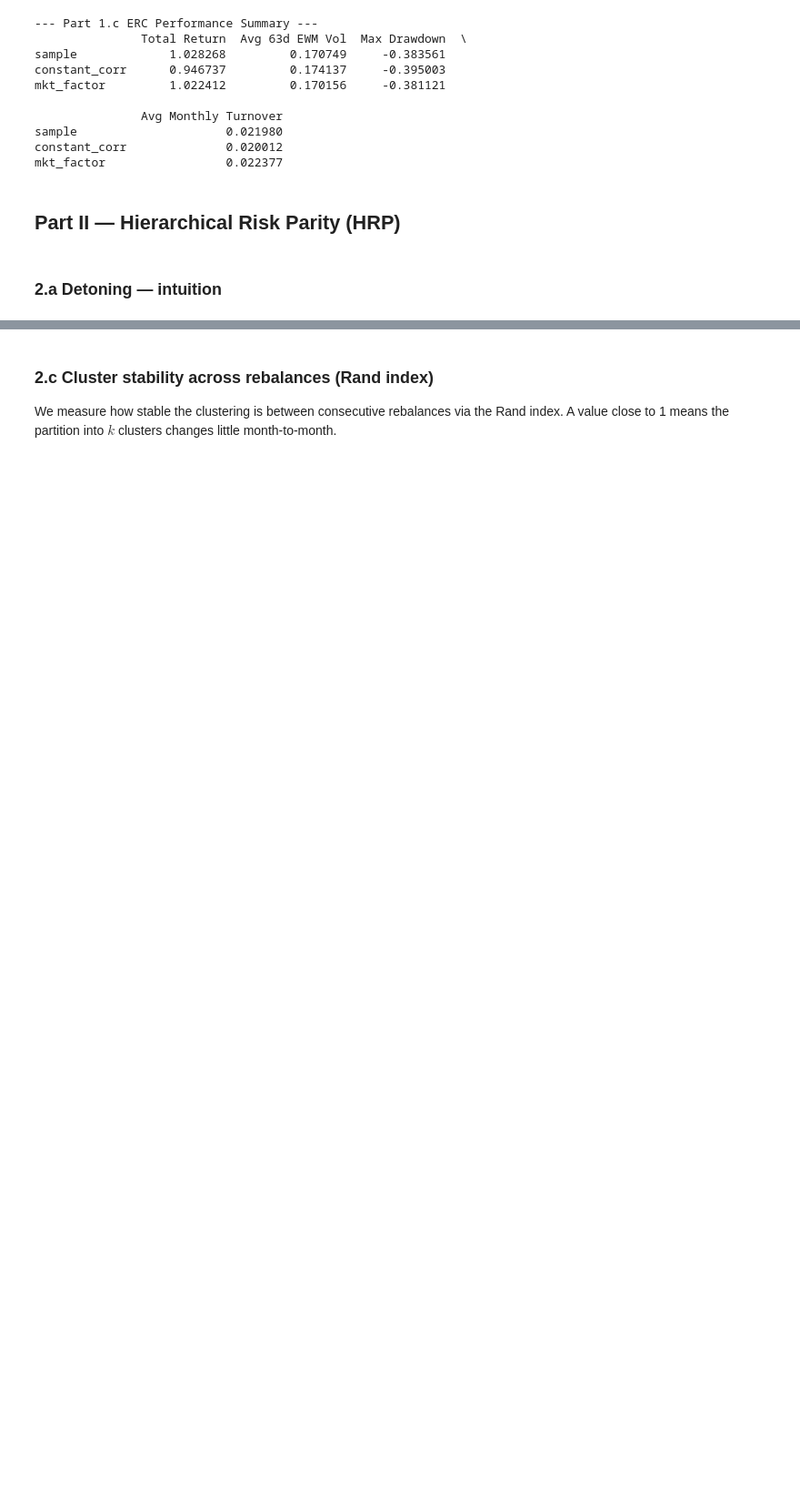
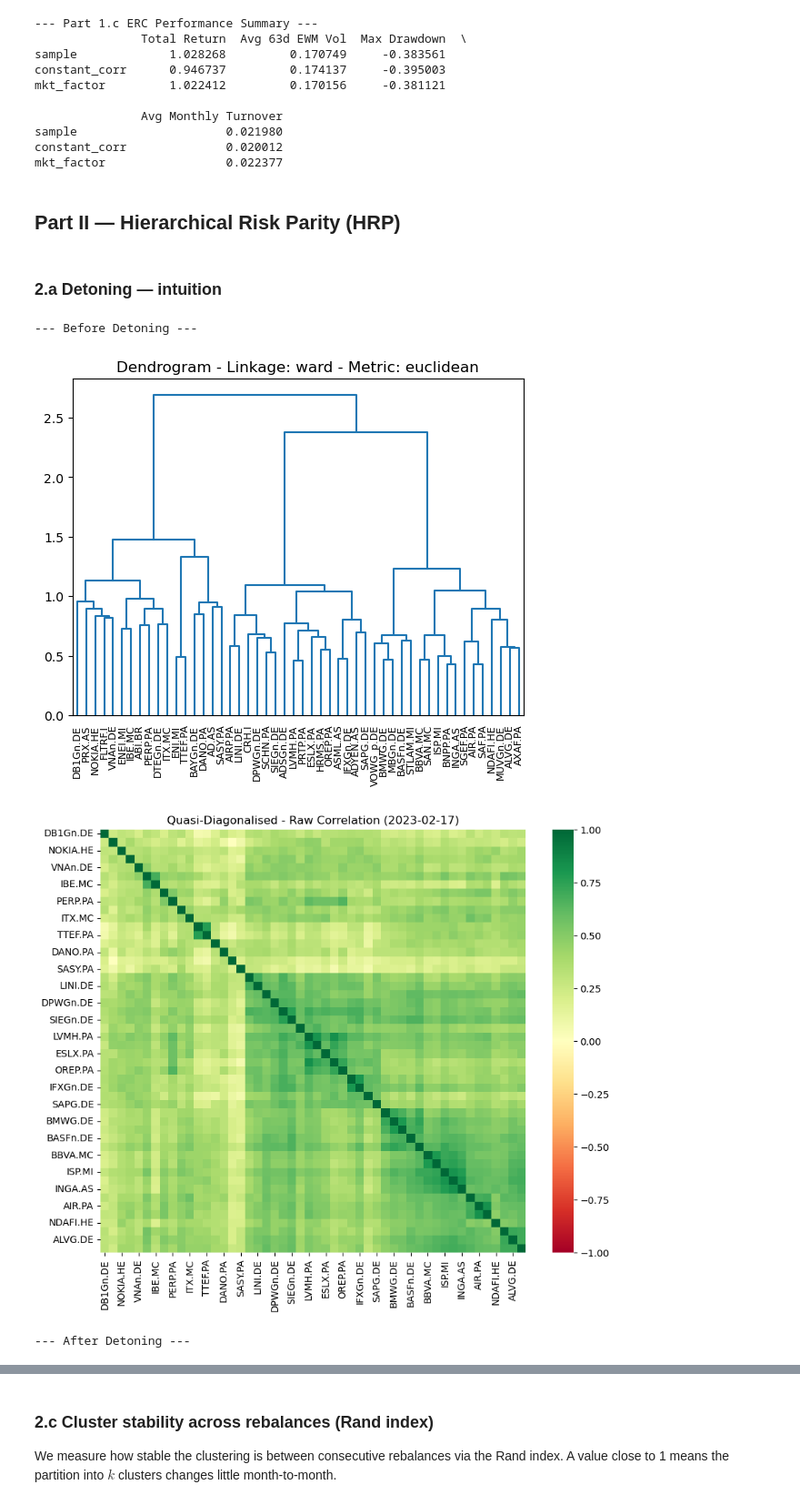
Before and after one commit to filippoghidini03-pixel/Assignment_4b_RM_Fineng, a Jupyter notebook: ex4b_notebook.ipynb, the cells around one changed output, grey strips where cells are left out. Shown at 91% size. Drawn from its saved outputs; the diff is of its cells as text; code cells hidden in the pictures; blank space fills up the shorter version.

Commit message:
last versione

```diff
--- a/ex4b_notebook.ipynb
+++ b/ex4b_notebook.ipynb
@@ -223,4 +223,70 @@ mkt_factor                 0.022377
 # %% [markdown]
 ### 2.a Detoning — intuition
 # %%
-# !!! COMPLETE AS APPROPRIATE !!!
+import seaborn as sns
+
+print("\n--- Before Detoning ---")
+
+# Select the last rebalance date
+last_date = all_dates[-1]
+
+# Compute the correlation matrix at last rebalancing date
+cov_matrix_last_date = covariances[last_date]["sample"]
+corr_matrix_raw = covariance_to_correlation(cov_matrix_last_date.values)
+
+labels = cov_matrix_last_date.index.tolist()
+corr_matrix_raw_df = pd.DataFrame(corr_matrix_raw, index=labels, columns=labels)
+
+# Calculate distances
+dist_raw_df = pd.DataFrame(
+    correlation_to_hrp_distance(corr_matrix_raw_df.values), index=labels, columns=labels
+)
+
+
+
+linkage_sample_raw = hierarchical_clustering( matrix = dist_raw_df,
+                                                linkage_method = "ward",
+                                                distance_metric = "euclidean",
+                                                plot_dendrogram = True
+                                                )
+
+
+leaves_raw = sch.leaves_list(linkage_sample_raw.values)
+corr_raw_quasi_diag = corr_matrix_raw_df.iloc[leaves_raw, leaves_raw]
+
+plt.figure(figsize=(10, 8))
+sns.heatmap(corr_raw_quasi_diag, cmap="RdYlGn", vmin=-1, vmax=1)
+plt.title(f"Quasi-Diagonalised - Raw Correlation ({last_date.strftime('%Y-%m-%d')})")
+plt.show()
+
+
+
+
+# Now repeat the procedure for the detoned matrix
+print("\n--- After Detoning ---")
+
+corr_matrix_detoned = detone( corr_matrix = corr_matrix_raw , components_num = 1 )
+corr_matrix_detoned_df = pd.DataFrame(corr_matrix_detoned, index=labels, columns=labels)
+
+dist_detoned_df = pd.DataFrame(
+    correlation_to_hrp_distance(corr_matrix_detoned_df.values), index=labels, columns=labels
+)
+
+linkage_sample_detoned = hierarchical_clustering( matrix = dist_detoned_df,
+                                                linkage_method = "ward",
+                                                distance_metric = "euclidean",
+                                                plot_dendrogram = True
+                                                )
+
+leaves_detoned = sch.leaves_list(linkage_sample_detoned.values)
+corr_detoned_quasi_diag = corr_matrix_detoned_df.iloc[leaves_detoned, leaves_detoned]
+
+plt.figure(figsize=(10, 8))
+sns.heatmap(corr_detoned_quasi_diag, cmap="RdYlGn", vmin=-1, vmax=1)
+plt.title(f"Quasi-Diagonalised - Detoned Correlation ({last_date.strftime('%Y-%m-%d')})")
+plt.show()
+# %% [output]
+--- Before Detoning ---
+[figure, added]
+[figure, added]
+--- After Detoning ---
```
Also changed, not shown: parts of 5 cells of this notebook.
